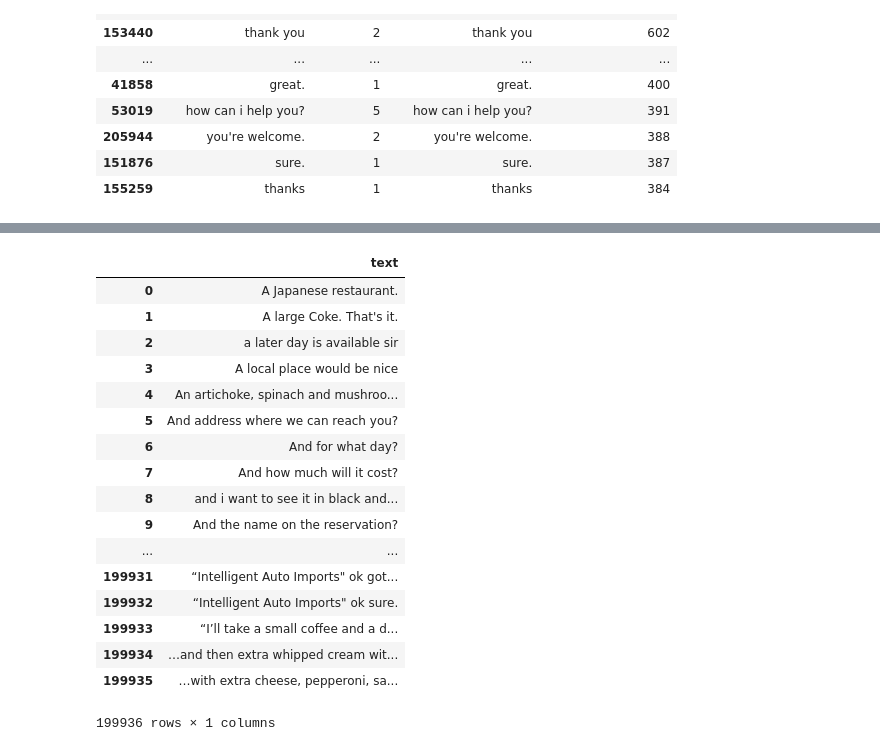
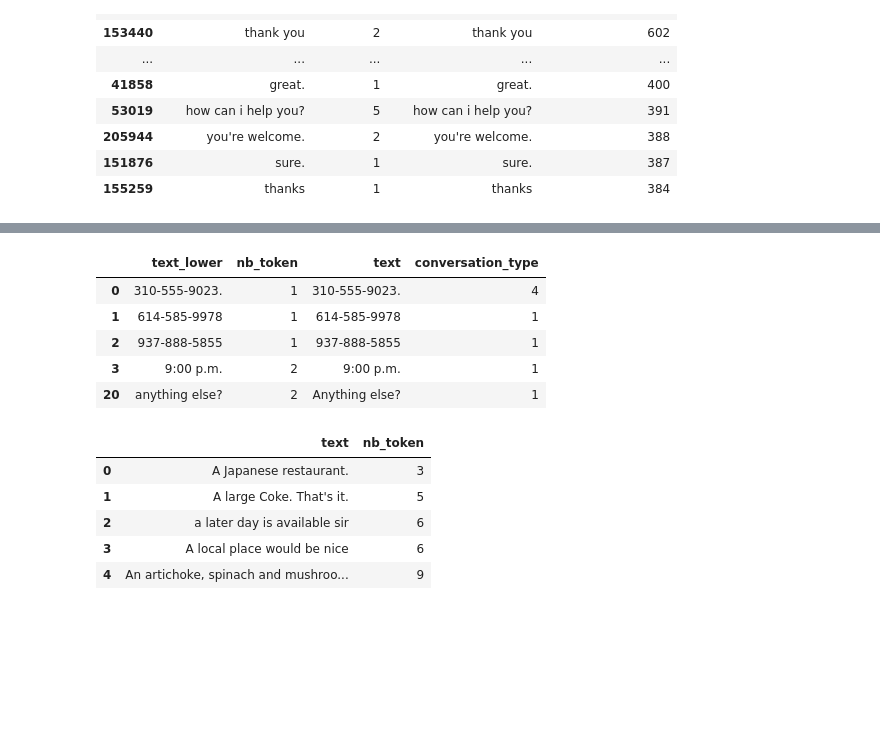
Before and after one commit to vistec-AI/mt-datasets, a Jupyter notebook: taskmaster1.ipynb, the cells around one changed output, grey strips where cells are left out. Cells and saved outputs as stored; diff of their text form; code cells hidden in the pictures; blank space fills up the shorter version.

```diff
--- a/taskmaster1.ipynb
+++ b/taskmaster1.ipynb
@@ -168,22 +147,21 @@ dup_df[dup_df.nb_token<2]
+# %%
+#might not be good idea to use those lower than 3 tokens
+dup_df[dup_df.nb_token<=2].head()
+# %% [output]
+|  | text_lower | nb_token | text | conversation_type |
+| 0 | 310-555-9023. | 1 | 310-555-9023. | 4 |
+| 1 | 614-585-9978 | 1 | 614-585-9978 | 1 |
+| 2 | 937-888-5855 | 1 | 937-888-5855 | 1 |
+| 3 | 9:00 p.m. | 2 | 9:00 p.m. | 1 |
+| 20 | anything else? | 2 | Anything else? | 1 |
 # %%
-export_df = dup_df[dup_df.nb_token>2][['text']].reset_index(drop=True)
-export_df
+#more than 2 tokens
+export_df = dup_df[dup_df.nb_token>2][['text','nb_token']].reset_index(drop=True)
+export_df.head()
 # %% [output]
-|  | text |
-| 0 | A Japanese restaurant. |
-| 1 | A large Coke. That's it. |
-| 2 | a later day is available sir |
-| 3 | A local place would be nice |
-| 4 | An artichoke, spinach and mushroo... |
-| 5 | And address where we can reach you? |
-| 6 | And for what day? |
-| 7 | And how much will it cost? |
-| 8 | and i want to see it in black and... |
-| 9 | And the name on the reservation? |
-| ... | ... |
-| 199931 | “Intelligent Auto Imports" ok got... |
-| 199932 | “Intelligent Auto Imports" ok sure. |
-| 199933 | “I’ll take a small coffee and a d... |
-| 199934 | …and then extra whipped cream wit... |
-| 199935 | …with extra cheese, pepperoni, sa... |
+|  | text | nb_token |
+| 0 | A Japanese restaurant. | 3 |
+| 1 | A large Coke. That's it. | 5 |
+| 2 | a later day is available sir | 6 |
+| 3 | A local place would be nice | 6 |
+| 4 | An artichoke, spinach and mushroo... | 9 |
-199936 rows × 1 columns
```
Also changed, not shown: parts of 20 cells of this notebook, 2 other files.
